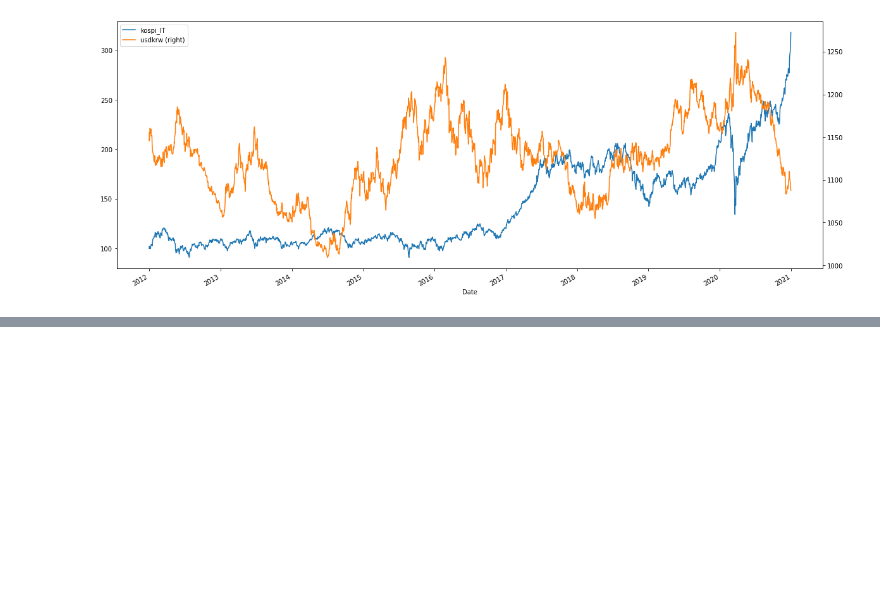
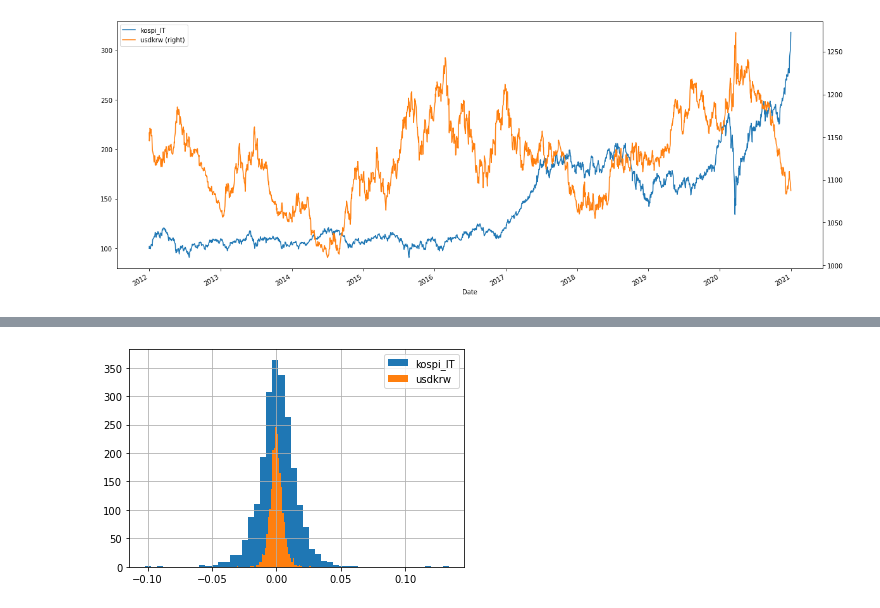
Before and after one commit to snoop2head/YBIGTA-Quant, a Jupyter notebook: 2주차/환율과 기술주_sanghoe.ipynb, the cells around one changed output, grey strips where cells are left out. Cells and saved outputs as stored; diff of their text form; code cells hidden in the pictures; blank space fills up the shorter version.

```diff
--- a/2주차/환율과 기술주_sanghoe.ipynb
+++ b/2주차/환율과 기술주_sanghoe.ipynb
@@ -81,0 +108,7 @@ plt.show()
+# %%
+for col in df_change.columns:
+    df_change[col].hist(bins=50, label=col)
+    plt.legend()
+plt.show()
+# %% [output]
+[figure, added]
```
Also changed, not shown: parts of 8 cells of this notebook.
